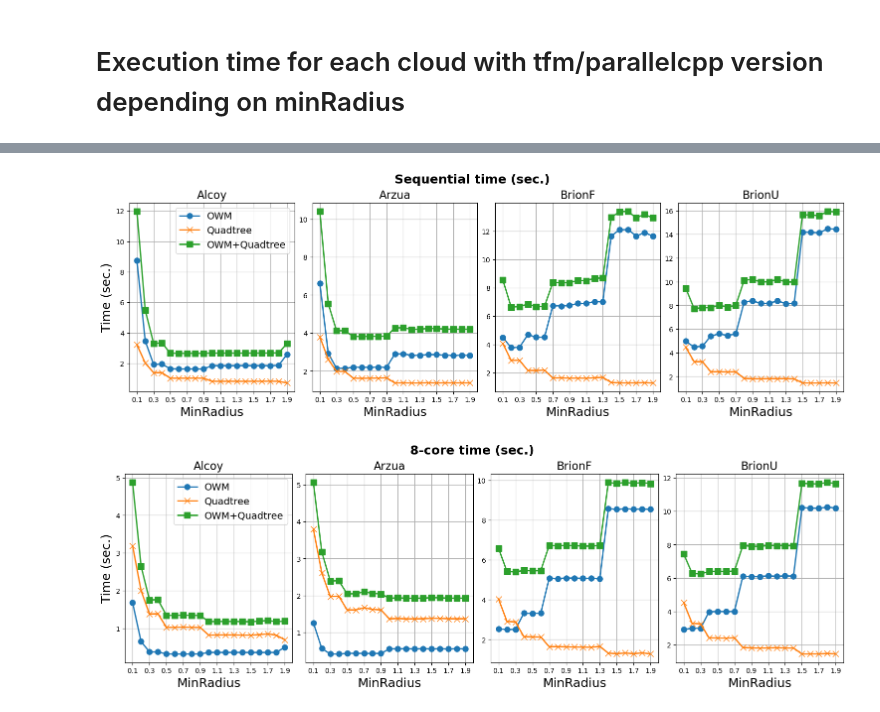
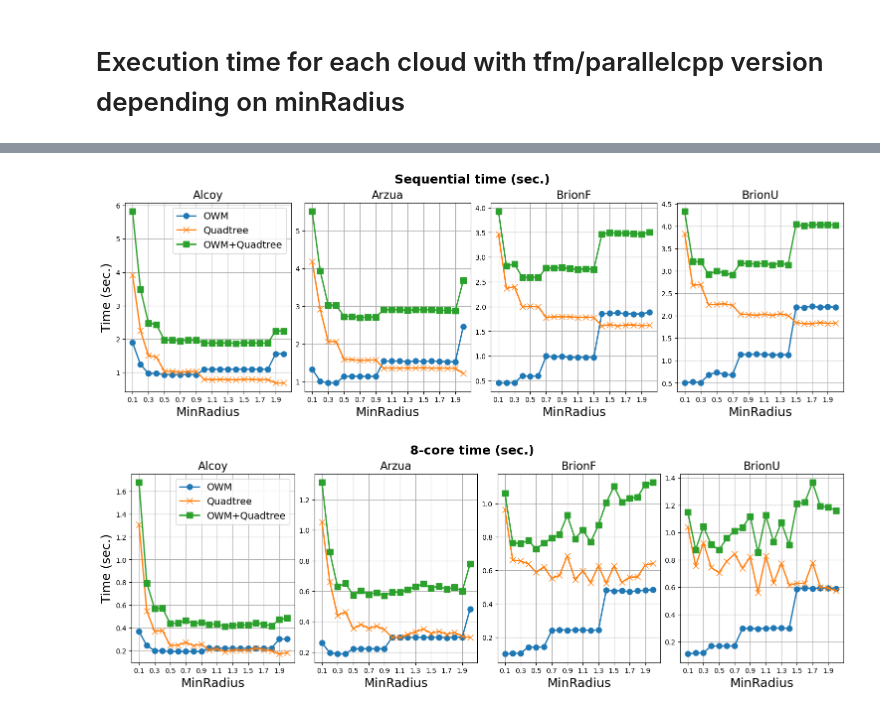
Before and after one commit to PPMC-DAC/FastOWM, a Jupyter notebook: Results/sycl_minradius.ipynb, the cells around one changed output, grey strips where cells are left out. Saved outputs shown, nothing was run; the diff lists cells and outputs as text; code cells hidden in the pictures.

```diff
--- a/Results/sycl_minradius.ipynb
+++ b/Results/sycl_minradius.ipynb
@@ -18,15 +18,18 @@ from matplotlib.backends.backend_pdf import PdfPages
 import sys
 from statistics import mean
 
-def tokenize(filename):
+def tokenize(filename, type='minRadius'):
     results ={}
 
     with open(filename) as f:
         for line in f:
             tokens = line.split()
-            name=tokens[0].split("/")[3]
+            name=tokens[0].split("/")[3][:-5]
             nth=int(tokens[1])
-            minRad = float(tokens[2])
+            if type == 'minRadius':
+                minRad = float(tokens[2])
+            else:
+                minRad = int(tokens[3])
             if name not in results:
                 results[name]={}
             if minRad not in results[name]:
@@ -39,7 +42,7 @@ def tokenize(filename):
 
     return results
 
-res1=tokenize("owm_sycl_coffee.csv")
+res1=tokenize("owm_sycl_coffee.csv","minRadius")
 
 #print(results)
 # %%
@@ -163,37 +157,37 @@ def plot_alltimes(nth,results):
     xlabelfs = 18
     xticksfs = 16
     yticksfs = 16
     legendfs = 14
     linew = 2
     markers = 8
     marks=['o-','x-','s-','v-','+-']
 
     #fig = plt.figure()
     labels=['OWM','Quadtree','OWM+Quadtree']
     #define grid of plots
     fig, axs = plt.subplots(nrows=1, ncols=4,figsize=(15, 5), constrained_layout=True) #sharey=True
-    for i,name in zip(range(4),['AlcoyH','ArzuaH','BrionFH','BrionUH']):
+    for i,name in zip(range(4),['Alcoy','Arzua','BrionF','BrionU']):
         x=list(results[name].keys())
-        axs[i].plot(np.array(x), np.array([results[name][i][nth]['owm'] for i in x]), marks[0], linewidth=linew, markersize=markers)
-        axs[i].plot(np.array(x), np.array([results[name][i][nth]['qtree'] for i in x]), marks[1], linewidth=linew, markersize=markers)
-        axs[i].plot(np.array(x), np.array([results[name][i][nth]['qtree']+results[name][i][nth]['owm'] for i in x]), marks[2], linewidth=linew, markersize=markers)
+        axs[i].plot(np.array(x), np.array([results[name][i][nth][2] for i in x]), marks[0], linewidth=linew, markersize=markers)
+        axs[i].plot(np.array(x), np.array([results[name][i][nth][0] for i in x]), marks[1], linewidth=linew, markersize=markers)
+        axs[i].plot(np.array(x), np.array([results[name][i][nth][0]+results[name][i][nth][2] for i in x]), marks[2], linewidth=linew, markersize=markers)
 
-        axs[i].set_title(name[:-1],fontsize=16)
+        axs[i].set_title(name,fontsize=16)
         axs[i].set_xlabel('MinRadius', fontsize=xlabelfs)
         axs[i].set_xticks(x[::2],fontsize=xticksfs)
         # axs[i].yticks(fontsize=yticksfs)
         axs[i].grid()
 
     if nth==1:
         fig.suptitle('Sequential time (sec.)',  fontweight='bold', fontsize=18)
     else:
         fig.suptitle('8-core time (sec.)',  fontweight='bold', fontsize=18)
     axs[0].set_ylabel('Time (sec.)', fontsize=ylabelfs)
     axs[0].legend(labels,loc='best', fontsize= 14)
     #axs[i].show()
 
 plot_alltimes(1,res1)
 plot_alltimes(8,res1)
 # %% [output]
-[figure, old version]
+[figure, new version]
-[figure, old version]
+[figure, new version]
```
Also changed, not shown: parts of 15 cells of this notebook.
